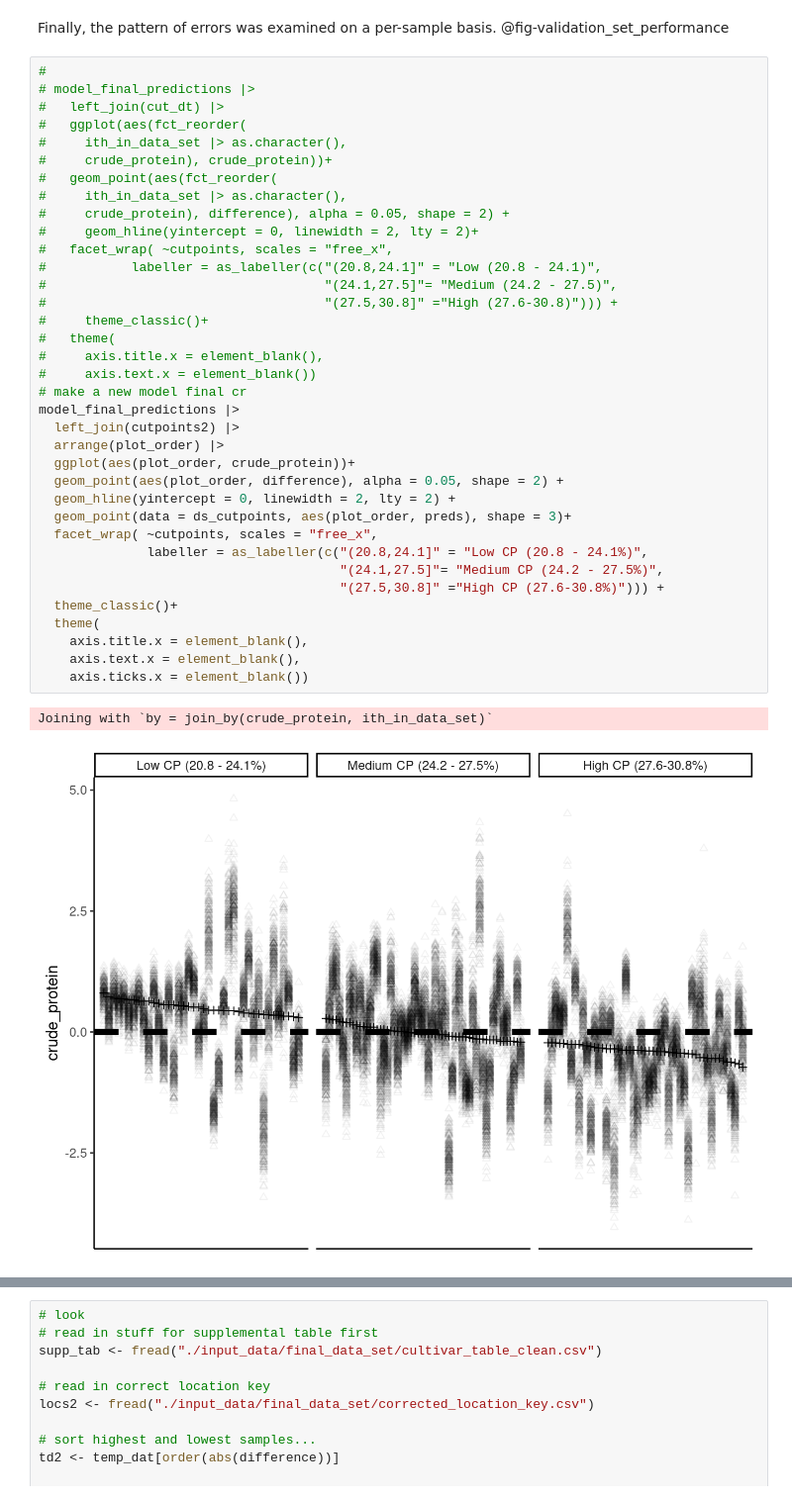
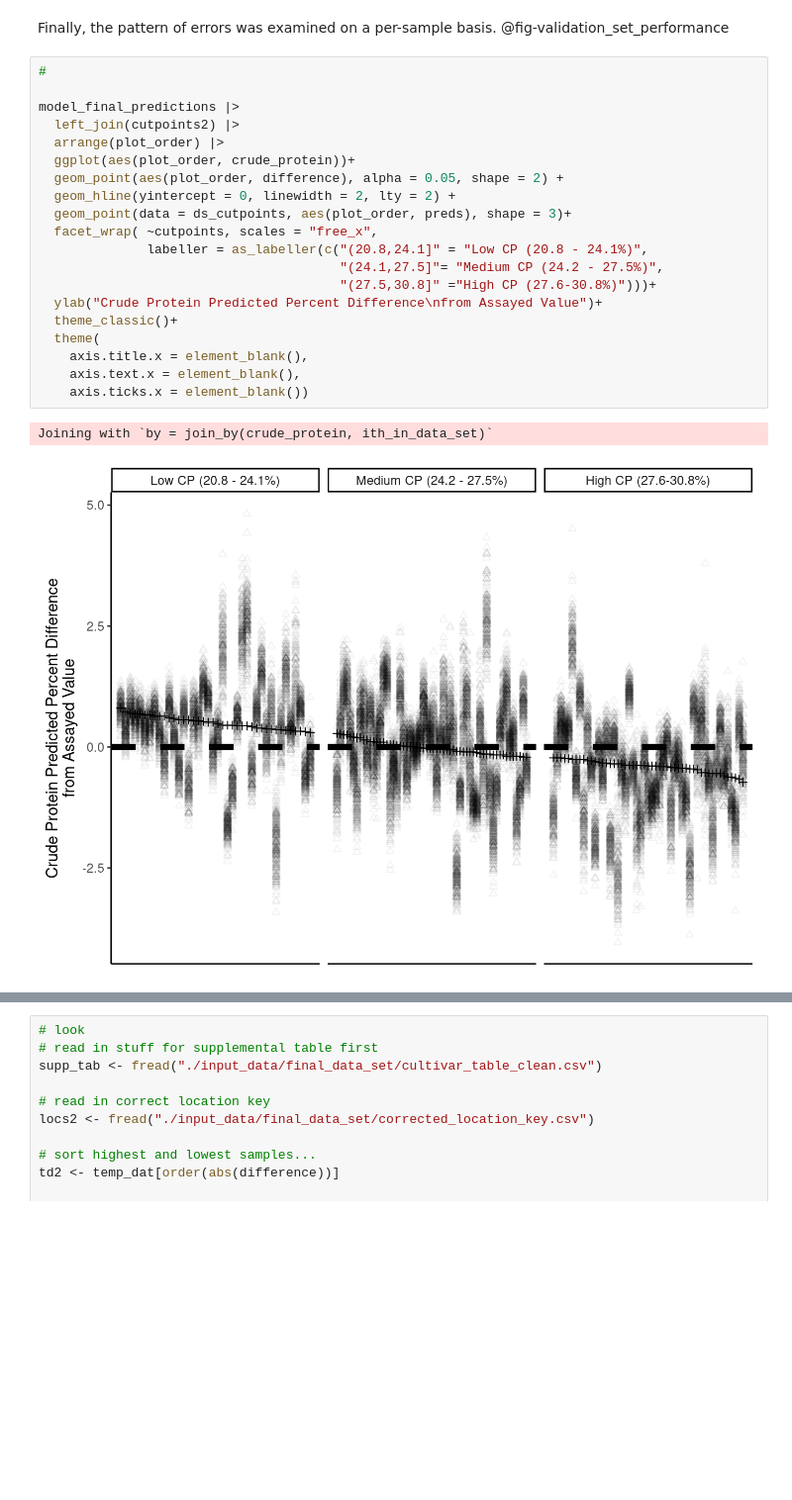
Before and after one commit to rvcrawford/glowing-system, a Jupyter notebook: index.embed.ipynb, the cells around one changed output, grey strips where cells are left out. Shown at 99% size. Cells and saved outputs as stored; diff of their text form; blank space fills up the shorter version.

```diff
--- a/index.embed.ipynb
+++ b/index.embed.ipynb
@@ -378,40 +394,24 @@ adj_cp      -0.15334    0.03051  -5.026 1.44e-06 ***
 Finally, the pattern of errors was examined on a per-sample basis. @fig-validation_set_performance
 # %%
 #
-# model_final_predictions |>
-#   left_join(cut_dt) |>
-#   ggplot(aes(fct_reorder(
-#     ith_in_data_set |> as.character(),
-#     crude_protein), crude_protein))+
-#   geom_point(aes(fct_reorder(
-#     ith_in_data_set |> as.character(),
-#     crude_protein), difference), alpha = 0.05, shape = 2) +
-#     geom_hline(yintercept = 0, linewidth = 2, lty = 2)+
-#   facet_wrap( ~cutpoints, scales = "free_x",
-#           labeller = as_labeller(c("(20.8,24.1]" = "Low (20.8 - 24.1)",
-#                                    "(24.1,27.5]"= "Medium (24.2 - 27.5)",
-#                                    "(27.5,30.8]" ="High (27.6-30.8)"))) +
-#     theme_classic()+
-#   theme(
-#     axis.title.x = element_blank(),
-#     axis.text.x = element_blank())
-# make a new model final cr
+
 model_final_predictions |>
   left_join(cutpoints2) |>
   arrange(plot_order) |>
   ggplot(aes(plot_order, crude_protein))+
   geom_point(aes(plot_order, difference), alpha = 0.05, shape = 2) +
   geom_hline(yintercept = 0, linewidth = 2, lty = 2) +
   geom_point(data = ds_cutpoints, aes(plot_order, preds), shape = 3)+
   facet_wrap( ~cutpoints, scales = "free_x",
               labeller = as_labeller(c("(20.8,24.1]" = "Low CP (20.8 - 24.1%)",
                                        "(24.1,27.5]"= "Medium CP (24.2 - 27.5%)",
-                                       "(27.5,30.8]" ="High CP (27.6-30.8%)"))) +
+                                       "(27.5,30.8]" ="High CP (27.6-30.8%)")))+
+  ylab("Crude Protein Predicted Percent Difference\nfrom Assayed Value")+
   theme_classic()+
   theme(
     axis.title.x = element_blank(),
     axis.text.x = element_blank(),
     axis.ticks.x = element_blank())
 # %% [output]
 Joining with `by = join_by(crude_protein, ith_in_data_set)`
-[figure, old version]
+[figure, new version]
```
Also changed, not shown: parts of 12 cells of this notebook, 19 other files.
